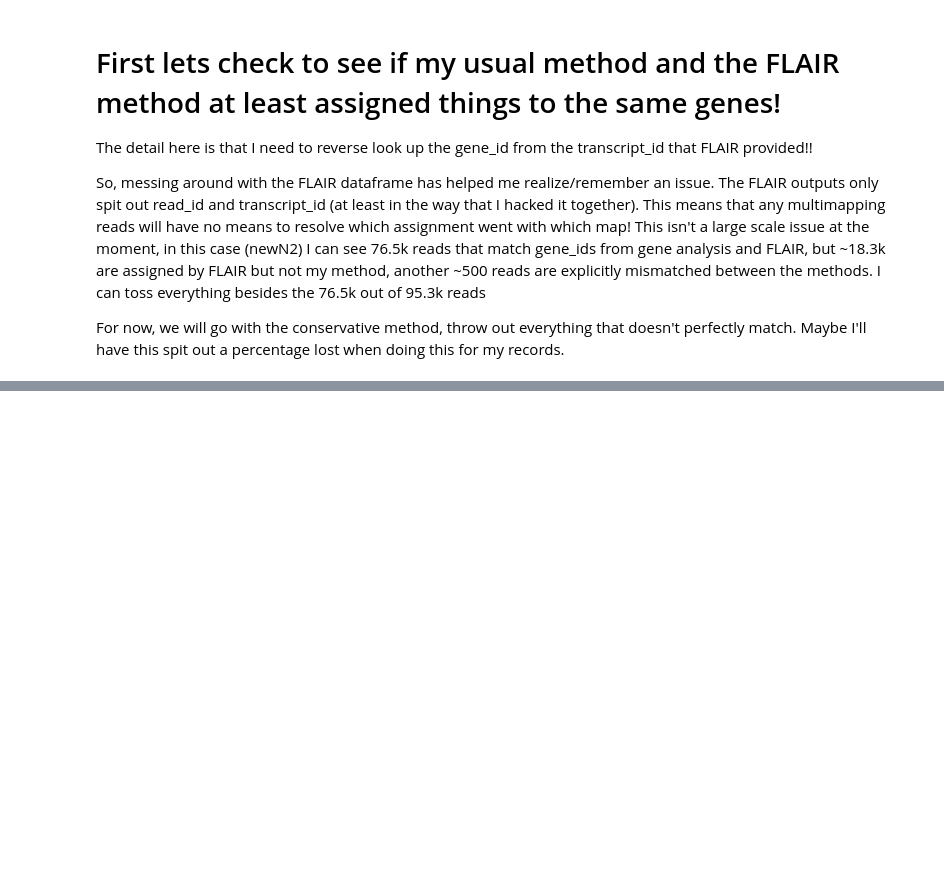
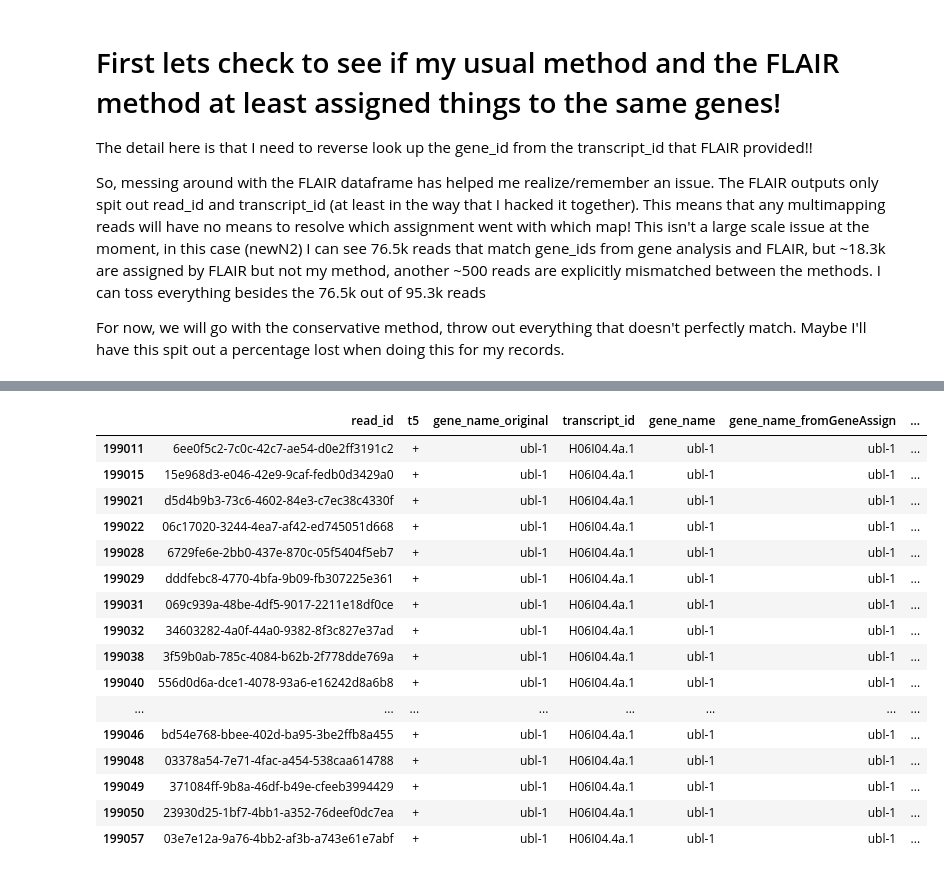
Before and after one commit to MViscardi-UCSC/nanoporePipelineScripts, a Jupyter notebook: fourLibrary5TERA/isoformsFromFLAIR.ipynb, the cells around one changed output, grey strips where cells are left out. Saved outputs shown, nothing was run; the diff lists cells and outputs as text; code cells hidden in the pictures; blank space fills up the shorter version.

```diff
--- a/fourLibrary5TERA/isoformsFromFLAIR.ipynb
+++ b/fourLibrary5TERA/isoformsFromFLAIR.ipynb
@@ -534,0 +1098,27 @@ Creating groupby dataframe merged on: ['lib', 'chr_id', 'gene_id', 'gene_name']
+# %%
+target_gene = 'ubl-1'
+df = reads_df_raw.copy(deep=True)  #.sample(100000)  # TODO: Drop this sample step, it just made things faster
+nmd_sensitive_genes_and_txns_dict = {potential_target_gene: NMD_sensitive_txns for potential_target_gene, NMD_sensitive_txns in nmd_sensitive_genes_and_txns}
+df['NMD_Sensitive_Isoform'] = df['transcript_id'].isin(nmd_sensitive_genes_and_txns_dict[target_gene]).replace({True: '+', False: '-'})
+iso_edge, comparator, anti_comparator = iso_edge_dict[target_gene]
+df.NMD_Sensitive_Isoform.mask(((df.t5 == '+') & (df.eval(f"chr_pos {anti_comparator} {iso_edge}"))), '~', inplace=True)
+
+df.query(f"gene_name == '{target_gene}'").query(f"NMD_Sensitive_Isoform == '~'").query(f"lib == 'oldN2'")[['read_id', 't5', 'gene_name_original', 'transcript_id', 'gene_name', 'gene_name_fromGeneAssign', 'NMD_Sensitive_Isoform']]
+# %% [output]
+|  | read_id | t5 | gene_name_original | transcript_id | gene_name | gene_name_fromGeneAssign | ... |
+| 199011 | 6ee0f5c2-7c0c-42c7-ae54-d0e2ff3191c2 | + | ubl-1 | H06I04.4a.1 | ubl-1 | ubl-1 | ... |
+| 199015 | 15e968d3-e046-42e9-9caf-fedb0d3429a0 | + | ubl-1 | H06I04.4a.1 | ubl-1 | ubl-1 | ... |
+| 199021 | d5d4b9b3-73c6-4602-84e3-c7ec38c4330f | + | ubl-1 | H06I04.4a.1 | ubl-1 | ubl-1 | ... |
+| 199022 | 06c17020-3244-4ea7-af42-ed745051d668 | + | ubl-1 | H06I04.4a.1 | ubl-1 | ubl-1 | ... |
+| 199028 | 6729fe6e-2bb0-437e-870c-05f5404f5eb7 | + | ubl-1 | H06I04.4a.1 | ubl-1 | ubl-1 | ... |
+| 199029 | dddfebc8-4770-4bfa-9b09-fb307225e361 | + | ubl-1 | H06I04.4a.1 | ubl-1 | ubl-1 | ... |
+| 199031 | 069c939a-48be-4df5-9017-2211e18df0ce | + | ubl-1 | H06I04.4a.1 | ubl-1 | ubl-1 | ... |
+| 199032 | 34603282-4a0f-44a0-9382-8f3c827e37ad | + | ubl-1 | H06I04.4a.1 | ubl-1 | ubl-1 | ... |
+| 199038 | 3f59b0ab-785c-4084-b62b-2f778dde769a | + | ubl-1 | H06I04.4a.1 | ubl-1 | ubl-1 | ... |
+| 199040 | 556d0d6a-dce1-4078-93a6-e16242d8a6b8 | + | ubl-1 | H06I04.4a.1 | ubl-1 | ubl-1 | ... |
+| ... | ... | ... | ... | ... | ... | ... | ... |
+| 199046 | bd54e768-bbee-402d-ba95-3be2ffb8a455 | + | ubl-1 | H06I04.4a.1 | ubl-1 | ubl-1 | ... |
+| 199048 | 03378a54-7e71-4fac-a454-538caa614788 | + | ubl-1 | H06I04.4a.1 | ubl-1 | ubl-1 | ... |
+| 199049 | 371084ff-9b8a-46df-b49e-cfeeb3994429 | + | ubl-1 | H06I04.4a.1 | ubl-1 | ubl-1 | ... |
+| 199050 | 23930d25-1bf7-4bb1-a352-76deef0dc7ea | + | ubl-1 | H06I04.4a.1 | ubl-1 | ubl-1 | ... |
+| 199057 | 03e7e12a-9a76-4bb2-af3b-a743e61e7abf | + | ubl-1 | H06I04.4a.1 | ubl-1 | ubl-1 | ... |
```
Also changed, not shown: parts of 30 cells of this notebook, 6 other files.
